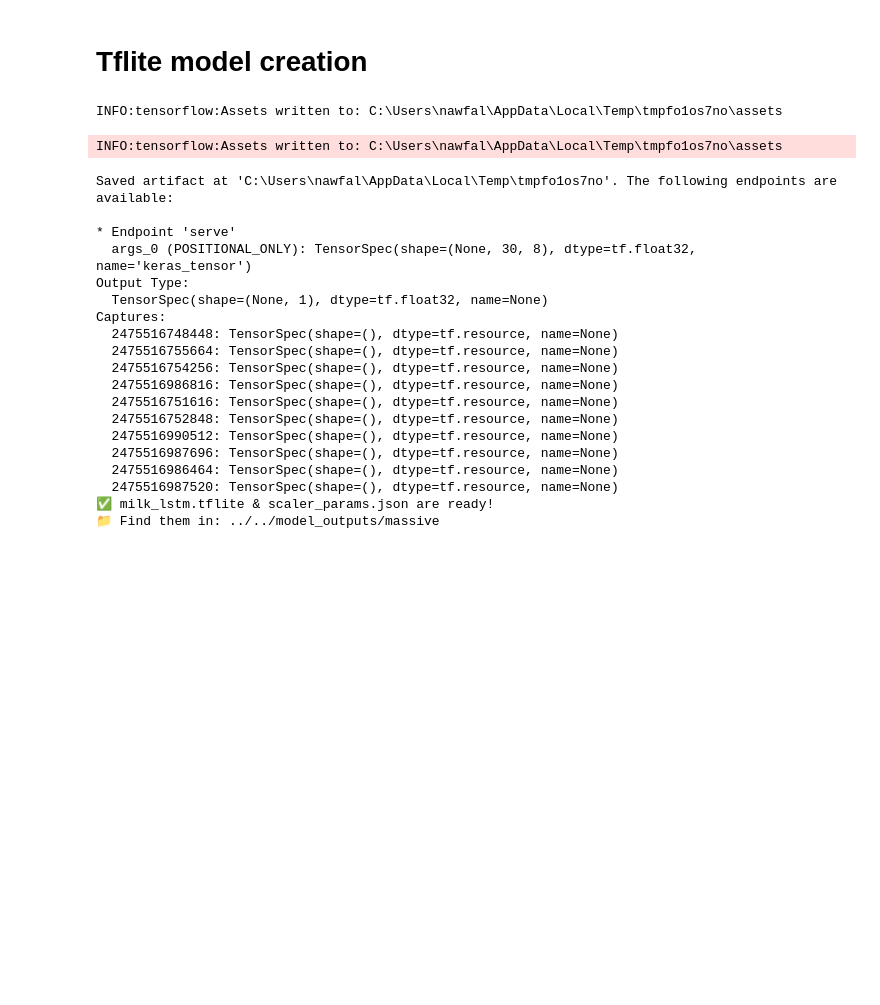
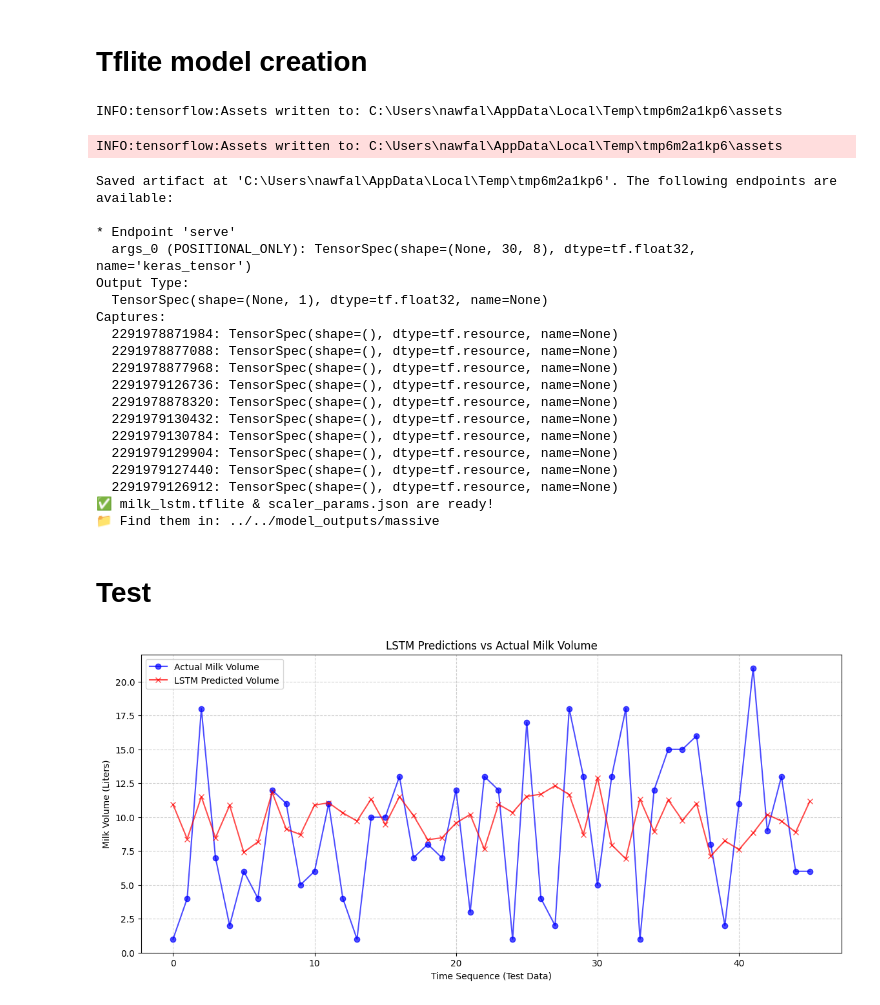
Before and after one commit to NawfalHadi/sapiperah_pred, a Jupyter notebook: training/claude/training_massive.ipynb, the cells around one changed output. Cells and saved outputs as stored; diff of their text form; code cells hidden in the pictures; blank space fills up the shorter version.

Commit message:
training : showing result of model prediction with actual data

```diff
--- a/training/claude/training_massive.ipynb
+++ b/training/claude/training_massive.ipynb
@@ -16,8 +16,11 @@ warnings.filterwarnings('ignore')
 # Configuration
 # %%
 # --- 1. CONFIGURATION ---
-OUTPUT_DIR = '../../model_outputs/massive'
-DATASET_PATH = '../../dataset/massive_dataset_sapi_lstm.csv'
+# OUTPUT_DIR = '../../model_outputs/massive'
+# DATASET_PATH = '../../dataset/massive_dataset_sapi_lstm.csv'
+
+OUTPUT_DIR = '../../model_outputs'
+DATASET_PATH = '../../dataset/dataset_sapi_lstm.csv'
 WINDOW = 30
 TARGET = 'jumlah_susu'
 
@@ -217,24 +225,42 @@ with open(f'{OUTPUT_DIR}/milk_lstm.tflite', 'wb') as f:
 print(f"✅ milk_lstm.tflite & scaler_params.json are ready!")
 print(f"📁 Find them in: {OUTPUT_DIR}")
 # %% [output]
-INFO:tensorflow:Assets written to: C:\Users\nawfal\AppData\Local\Temp\tmpfo1os7no\assets
+INFO:tensorflow:Assets written to: C:\Users\nawfal\AppData\Local\Temp\tmp6m2a1kp6\assets
-INFO:tensorflow:Assets written to: C:\Users\nawfal\AppData\Local\Temp\tmpfo1os7no\assets
+INFO:tensorflow:Assets written to: C:\Users\nawfal\AppData\Local\Temp\tmp6m2a1kp6\assets
-Saved artifact at 'C:\Users\nawfal\AppData\Local\Temp\tmpfo1os7no'. The following endpoints are available:
+Saved artifact at 'C:\Users\nawfal\AppData\Local\Temp\tmp6m2a1kp6'. The following endpoints are available:
 
 * Endpoint 'serve'
   args_0 (POSITIONAL_ONLY): TensorSpec(shape=(None, 30, 8), dtype=tf.float32, name='keras_tensor')
 Output Type:
   TensorSpec(shape=(None, 1), dtype=tf.float32, name=None)
 Captures:
-  2475516748448: TensorSpec(shape=(), dtype=tf.resource, name=None)
-  2475516755664: TensorSpec(shape=(), dtype=tf.resource, name=None)
-  2475516754256: TensorSpec(shape=(), dtype=tf.resource, name=None)
-  2475516986816: TensorSpec(shape=(), dtype=tf.resource, name=None)
-  2475516751616: TensorSpec(shape=(), dtype=tf.resource, name=None)
-  2475516752848: TensorSpec(shape=(), dtype=tf.resource, name=None)
-  2475516990512: TensorSpec(shape=(), dtype=tf.resource, name=None)
-  2475516987696: TensorSpec(shape=(), dtype=tf.resource, name=None)
-  2475516986464: TensorSpec(shape=(), dtype=tf.resource, name=None)
-  2475516987520: TensorSpec(shape=(), dtype=tf.resource, name=None)
+  2291978871984: TensorSpec(shape=(), dtype=tf.resource, name=None)
+  2291978877088: TensorSpec(shape=(), dtype=tf.resource, name=None)
+  2291978877968: TensorSpec(shape=(), dtype=tf.resource, name=None)
+  2291979126736: TensorSpec(shape=(), dtype=tf.resource, name=None)
+  2291978878320: TensorSpec(shape=(), dtype=tf.resource, name=None)
+  2291979130432: TensorSpec(shape=(), dtype=tf.resource, name=None)
+  2291979130784: TensorSpec(shape=(), dtype=tf.resource, name=None)
+  2291979129904: TensorSpec(shape=(), dtype=tf.resource, name=None)
+  2291979127440: TensorSpec(shape=(), dtype=tf.resource, name=None)
+  2291979126912: TensorSpec(shape=(), dtype=tf.resource, name=None)
 ✅ milk_lstm.tflite & scaler_params.json are ready!
 📁 Find them in: ../../model_outputs/massive
+# %% [markdown]
+# Test
+# %%
+import matplotlib.pyplot as plt
+
+# We plot only the first 100 sequences so the graph isn't too crowded
+plt.figure(figsize=(14, 6))
+plt.plot(y_true[:100], label="Actual Milk Volume", color='blue', marker='o', alpha=0.7)
+plt.plot(y_pred[:100], label="LSTM Predicted Volume", color='red', marker='x', alpha=0.7)
+
+plt.title("LSTM Predictions vs Actual Milk Volume")
+plt.xlabel("Time Sequence (Test Data)")
+plt.ylabel("Milk Volume (Liters)")
+plt.legend()
+plt.grid(True, linestyle='--', alpha=0.6)
+plt.show()
+# %% [output]
+[figure, added]
```
Also changed, not shown: parts of 5 cells of this notebook, 9 other files.
